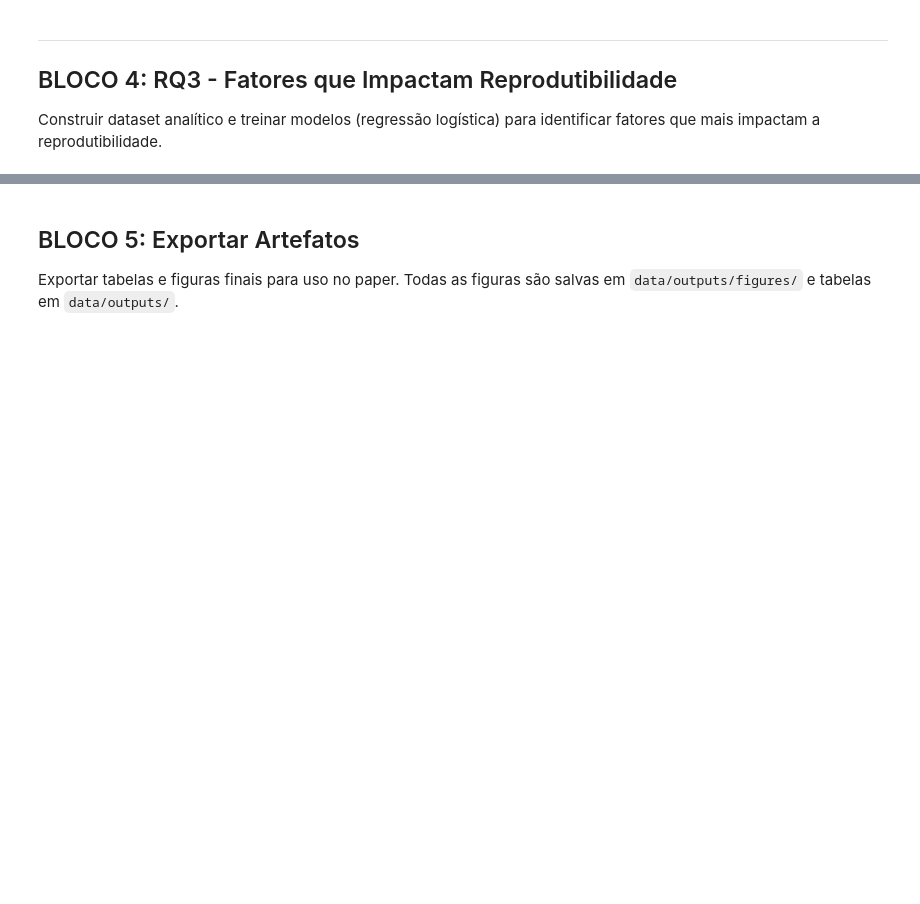
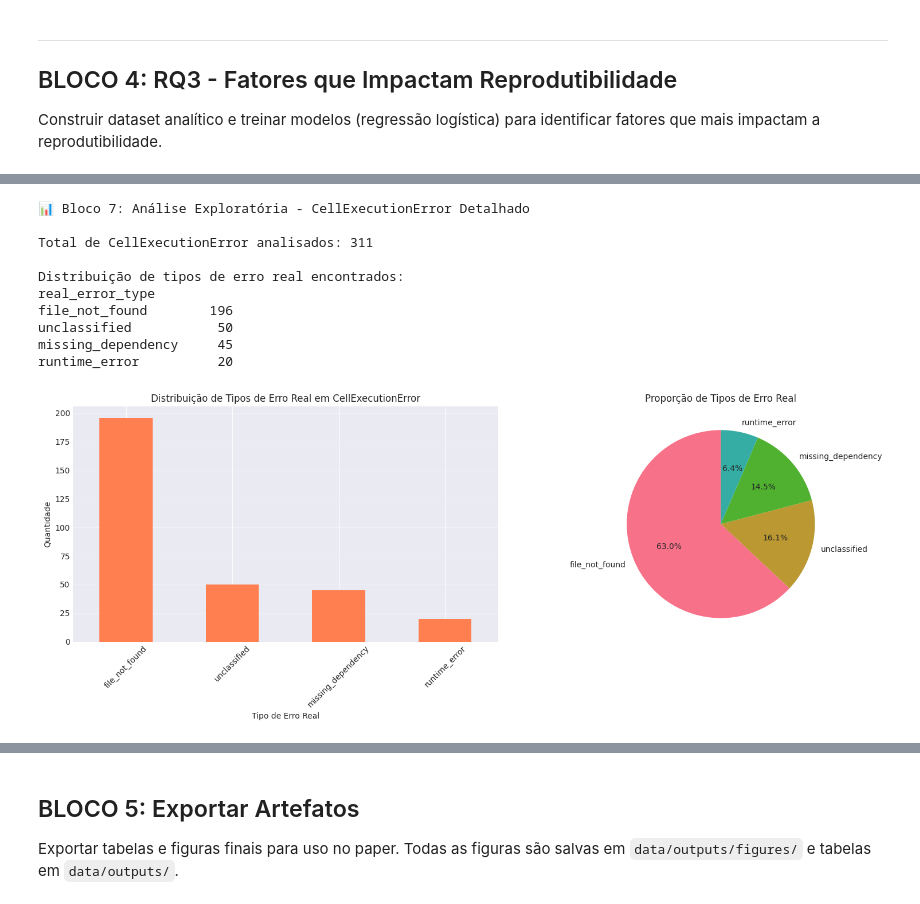
Before and after one commit to andre-fig/reproducibility_of_jupyter_notebooks, a Jupyter notebook: scripts/pipeline_master.ipynb, the cells around one changed output, grey strips where cells are left out. Cells and saved outputs as stored; diff of their text form; code cells hidden in the pictures; blank space fills up the shorter version.

```diff
--- a/scripts/pipeline_master.ipynb
+++ b/scripts/pipeline_master.ipynb
@@ -628,0 +1026,69 @@ RQ3 concluída!
+# %%
+# === BLOCO 7: ANÁLISE EXPLORATÓRIA - CELLEXECUTIONERROR DETALHADO ===
+
+print("📊 Bloco 7: Análise Exploratória - CellExecutionError Detalhado\n")
+
+# Carregar análise de CellExecutionError se disponível
+cellexecution_csv = DATA_OUTPUTS / "cellexecution_error_analysis.csv"
+
+if cellexecution_csv.exists():
+    df_cellexecution = pd.read_csv(cellexecution_csv)
+
+    print(f"Total de CellExecutionError analisados: {len(df_cellexecution)}")
+
+    # Distribuição de tipos de erro real
+    real_error_dist = df_cellexecution['real_error_type'].value_counts()
+    print("\nDistribuição de tipos de erro real encontrados:")
+    print(real_error_dist.to_string())
+
+    # Visualização
+    fig, (ax1, ax2) = plt.subplots(1, 2, figsize=(16, 6))
+
+    # Gráfico de barras
+    real_error_dist.plot(kind='bar', ax=ax1, color='coral')
+    ax1.set_title('Distribuição de Tipos de Erro Real em CellExecutionError')
+    ax1.set_xlabel('Tipo de Erro Real')
+    ax1.set_ylabel('Quantidade')
+    ax1.tick_params(axis='x', rotation=45)
+    ax1.grid(axis='y', alpha=0.3)
+
+    # Gráfico de pizza
+    real_error_dist.plot(kind='pie', ax=ax2, autopct='%1.1f%%', startangle=90)
+    ax2.set_title('Proporção de Tipos de Erro Real')
+    ax2.set_ylabel('')
+
+    plt.tight_layout()
+    plt.savefig(FIG_DIR / 'rq7_cellexecution_error_distribution.png', dpi=300, bbox_inches='tight')
+    plt.show()
+
+    # Análise por repositório
+    repo_errors = df_cellexecution.groupby(['repo_full_name', 'real_error_type']).size().unstack(fill_value=0)
+    repo_errors['total'] = repo_errors.sum(axis=1)
+    repo_errors = repo_errors.sort_values('total', ascending=False).head(10)
+
+    print("\nTop 10 repositórios com mais CellExecutionError:")
+    print(repo_errors.to_string())
+
+    # Salvar resultados
+    real_error_dist.to_csv(DATA_OUTPUTS / 'rq7_real_error_distribution.csv')
+    repo_errors.to_csv(DATA_OUTPUTS / 'rq7_repo_error_breakdown.csv')
+
+    print(f"\n✓ Resultados salvos em:")
+    print(f"  - {DATA_OUTPUTS / 'rq7_real_error_distribution.csv'}")
+    print(f"  - {DATA_OUTPUTS / 'rq7_repo_error_breakdown.csv'}")
+    print(f"  - {FIG_DIR / 'rq7_cellexecution_error_distribution.png'}")
+else:
+    print("⚠️  Arquivo cellexecution_error_analysis.csv não encontrado.")
+    print("   Execute: python scripts/analyze_cellexecution_errors.py")
+# %% [output]
+📊 Bloco 7: Análise Exploratória - CellExecutionError Detalhado
+
+Total de CellExecutionError analisados: 311
+
+Distribuição de tipos de erro real encontrados:
+real_error_type
+file_not_found        196
+unclassified           50
+missing_dependency     45
+runtime_error          20
+[figure, added]
```
Also changed, not shown: parts of 10 cells of this notebook, 16 other files.
